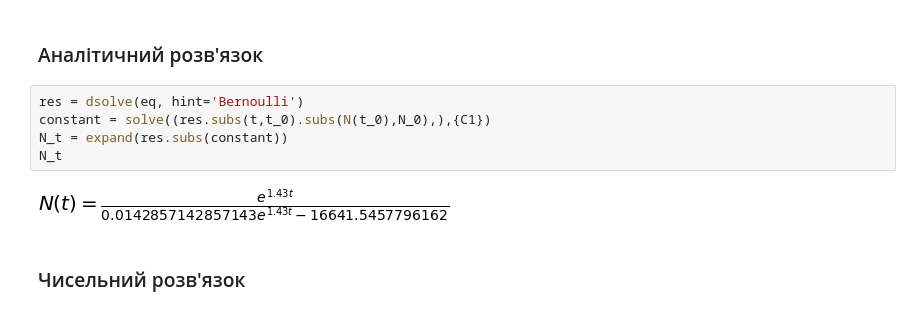
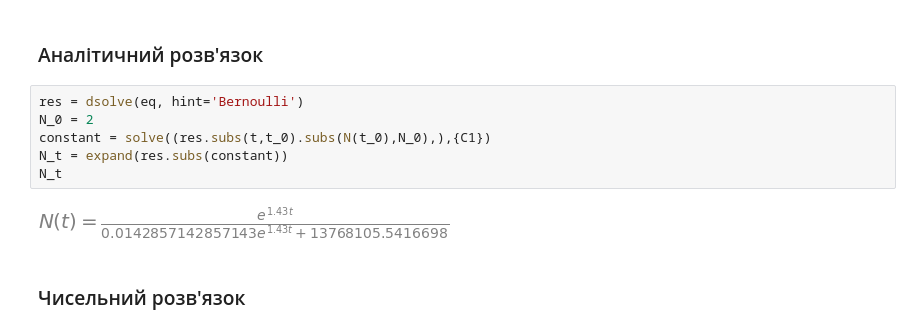
Before and after one commit to Karabiy/kpi, a Jupyter notebook: modeling/Lab5.ipynb, the cells around one changed output. Drawn from its saved outputs; the diff is of its cells as text.

```diff
--- a/modeling/Lab5.ipynb
+++ b/modeling/Lab5.ipynb
@@ -98,11 +98,12 @@ eq
 ### Аналітичний розв'язок
 # %%
 res = dsolve(eq, hint='Bernoulli')
+N_0 = 2
 constant = solve((res.subs(t,t_0).subs(N(t_0),N_0),),{C1})
 N_t = expand(res.subs(constant))
 N_t
 # %% [output]
-[figure, old version]
+[figure, new version]
 # %% [markdown]
 ### Чисельний розв'язок
 # %%
```
Also changed, not shown: parts of 6 cells of this notebook.
